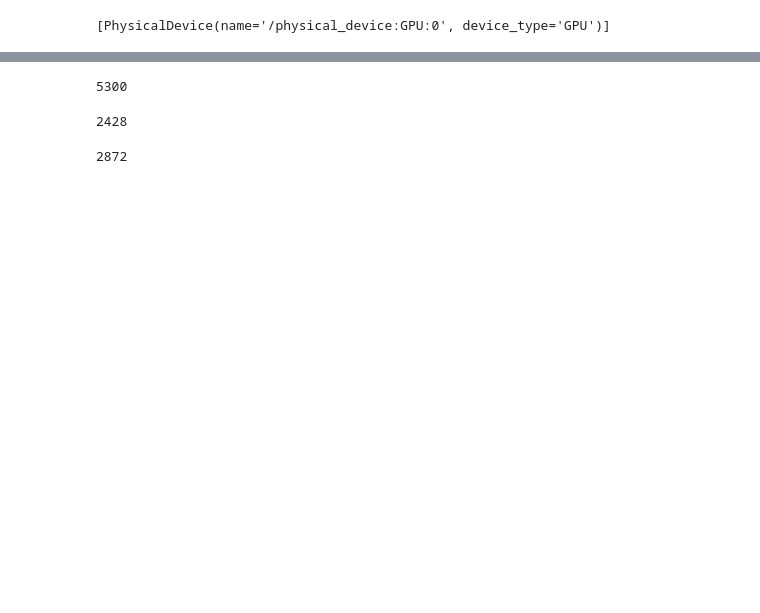
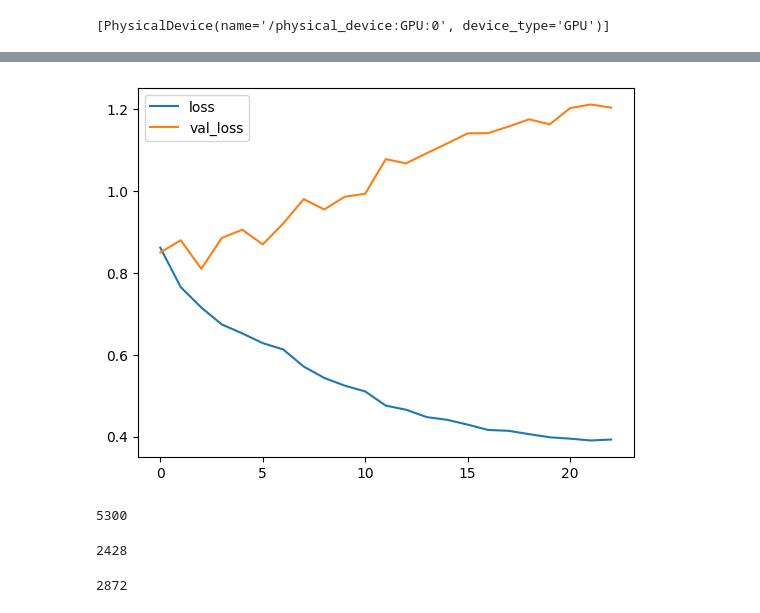
Before and after one commit to jxch-capital/capital-features-learning, a Jupyter notebook: notebooks/train.ipynb, the cells around one changed output, grey strips where cells are left out. Saved outputs shown, nothing was run; the diff lists cells and outputs as text; code cells hidden in the pictures; blank space fills up the shorter version.

```diff
--- a/notebooks/train.ipynb
+++ b/notebooks/train.ipynb
@@ -135,3 +160,10 @@ plt.show()
+# %%
+plt.plot(his_up.history['loss'], label='loss')
+plt.plot(his_up.history['val_loss'], label='val_loss')
+plt.legend()
+plt.show()
+# %% [output]
+[figure, added]
 # %%
 len(validation_data['upSignals'])
 # %% [output]
```
Also changed, not shown: parts of 5 cells of this notebook.
